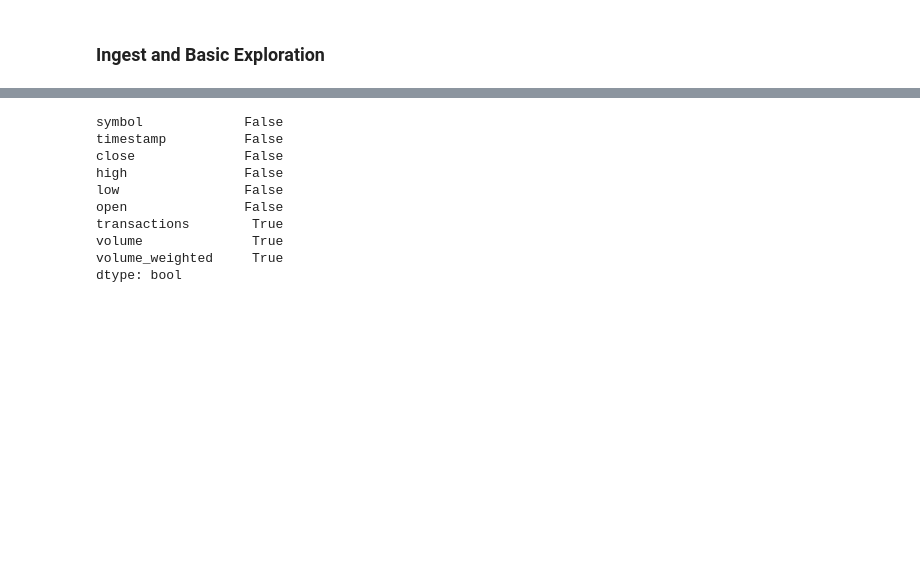
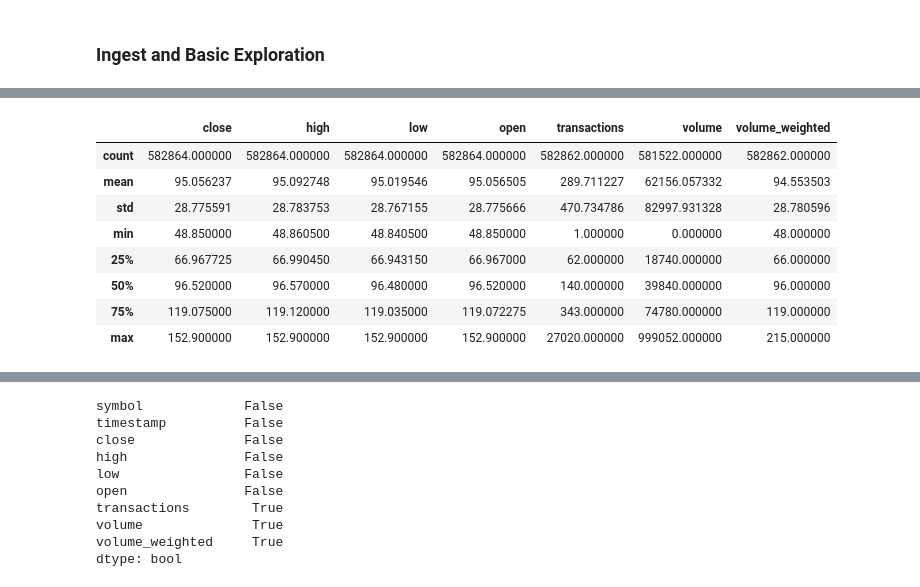
Before and after one commit to iamwonseokchoi/alpha_lakehouse, a Jupyter notebook: notebooks/googl_exploratory.ipynb, the cells around one changed output, grey strips where cells are left out. Saved outputs shown, nothing was run; the diff lists cells and outputs as text; code cells hidden in the pictures; blank space fills up the shorter version.

```diff
--- a/notebooks/googl_exploratory.ipynb
+++ b/notebooks/googl_exploratory.ipynb
@@ -23,3 +43,17 @@ df.describe()
+# %%
+DF = spark.read.format('delta').load("s3://wonseokchoi-data-lake-project/lake/cleaned/price_cleaned/GOOGL/")
+df = DF.toPandas()
+df.describe()
+# %% [output]
+|  | close | high | low | open | transactions | volume | volume_weighted |
+| count | 582864.000000 | 582864.000000 | 582864.000000 | 582864.000000 | 582862.000000 | 581522.000000 | 582862.000000 |
+| mean | 95.056237 | 95.092748 | 95.019546 | 95.056505 | 289.711227 | 62156.057332 | 94.553503 |
+| std | 28.775591 | 28.783753 | 28.767155 | 28.775666 | 470.734786 | 82997.931328 | 28.780596 |
+| min | 48.850000 | 48.860500 | 48.840500 | 48.850000 | 1.000000 | 0.000000 | 48.000000 |
+| 25% | 66.967725 | 66.990450 | 66.943150 | 66.967000 | 62.000000 | 18740.000000 | 66.000000 |
+| 50% | 96.520000 | 96.570000 | 96.480000 | 96.520000 | 140.000000 | 39840.000000 | 96.000000 |
+| 75% | 119.075000 | 119.120000 | 119.035000 | 119.072275 | 343.000000 | 74780.000000 | 119.000000 |
+| max | 152.900000 | 152.900000 | 152.900000 | 152.900000 | 27020.000000 | 999052.000000 | 215.000000 |
 # %%
 df.shape
 # %% [output]
```
Also changed, not shown: parts of 7 cells of this notebook, 37 other files.
